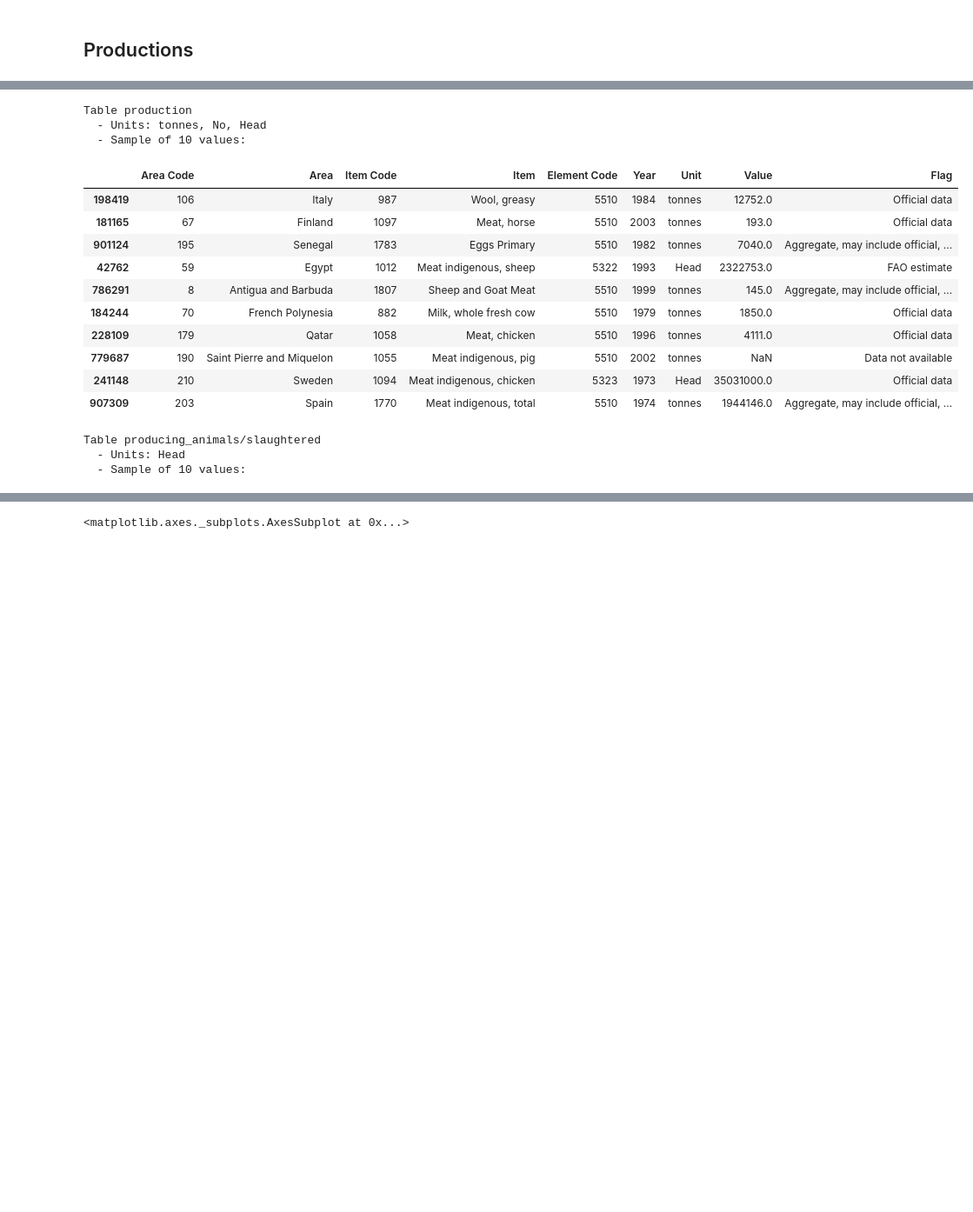
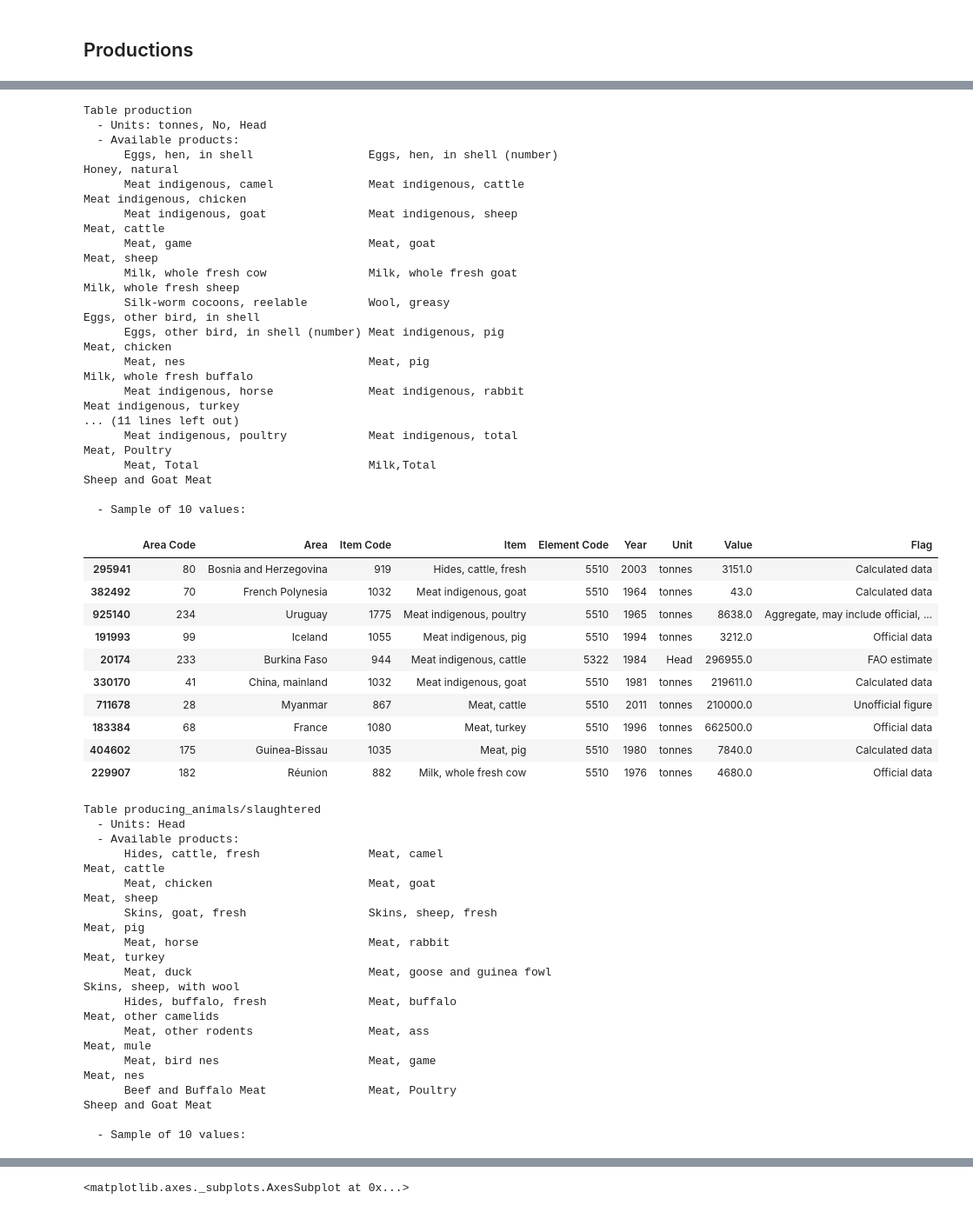
Before and after one commit to OthmanSefraoui/Data_story, a Jupyter notebook: milestone_2.ipynb, the cells around one changed output, grey strips where cells are left out. Shown at 87% size. Cells and saved outputs as stored; diff of their text form; code cells hidden in the pictures; blank space fills up the shorter version.

Commit message:
animal categories selection

```diff
--- a/milestone_2.ipynb
+++ b/milestone_2.ipynb
@@ -833,5 +846,5 @@ After analyzing the impact of different livestock species we chose to only study
 # %%
-Animals = ['Cattle, dairy', 'Cattle, non-dairy', 'Swine', 'Cattle', 'Chickens', 'Poultry Birds']
+Animals = ['Cattle, dairy', 'Cattle, non-dairy', 'Swine', 'Poultry Birds']
 # %%
 #Filtering all tables to keep only the selected animals
 dfs_stock = DotMap(
@@ -1060,6 +1074,11 @@ dfs_prod_animals = split_on(
 for table_name, df in dfs_prod_animals.items():
     print(f"\n\nTable {table_name}")
     print(f"  - Units: {', '.join(df['Unit'].unique())}")
+    #if table_name == "production":
+    print("  - Available products:", end="\n      ")
+    for k, prod in enumerate(df['Item'].unique()):
+        print("%-36s" % prod.strip(), end="\n      " if k % 3 == 2 else "")
+    print()
     print("  - Sample of 10 values:")
     display(df.sample(10))
 # %% [output]
@@ -1080,18 +1102,43 @@ Table laying
 Table production
   - Units: tonnes, No, Head
+  - Available products:
+      Eggs, hen, in shell                 Eggs, hen, in shell (number)        Honey, natural
+      Meat indigenous, camel              Meat indigenous, cattle             Meat indigenous, chicken
+      Meat indigenous, goat               Meat indigenous, sheep              Meat, cattle
+      Meat, game                          Meat, goat                          Meat, sheep
+      Milk, whole fresh cow               Milk, whole fresh goat              Milk, whole fresh sheep
+      Silk-worm cocoons, reelable         Wool, greasy                        Eggs, other bird, in shell
+      Eggs, other bird, in shell (number) Meat indigenous, pig                Meat, chicken
+      Meat, nes                           Meat, pig                           Milk, whole fresh buffalo
+      Meat indigenous, horse              Meat indigenous, rabbit             Meat indigenous, turkey
+... (11 lines left out)
+      Meat indigenous, poultry            Meat indigenous, total              Meat, Poultry
+      Meat, Total                         Milk,Total                          Sheep and Goat Meat
+
   - Sample of 10 values:
 |  | Area Code | Area | Item Code | Item | Element Code | Year | Unit | Value | Flag |
-| 198419 | 106 | Italy | 987 | Wool, greasy | 5510 | 1984 | tonnes | 12752.0 | Official data |
-| 181165 | 67 | Finland | 1097 | Meat, horse | 5510 | 2003 | tonnes | 193.0 | Official data |
-| 901124 | 195 | Senegal | 1783 | Eggs Primary | 5510 | 1982 | tonnes | 7040.0 | Aggregate, may include official, ... |
-| 42762 | 59 | Egypt | 1012 | Meat indigenous, sheep | 5322 | 1993 | Head | 2322753.0 | FAO estimate |
-| 786291 | 8 | Antigua and Barbuda | 1807 | Sheep and Goat Meat | 5510 | 1999 | tonnes | 145.0 | Aggregate, may include official, ... |
-| 184244 | 70 | French Polynesia | 882 | Milk, whole fresh cow | 5510 | 1979 | tonnes | 1850.0 | Official data |
-| 228109 | 179 | Qatar | 1058 | Meat, chicken | 5510 | 1996 | tonnes | 4111.0 | Official data |
-| 779687 | 190 | Saint Pierre and Miquelon | 1055 | Meat indigenous, pig | 5510 | 2002 | tonnes | NaN | Data not available |
-| 241148 | 210 | Sweden | 1094 | Meat indigenous, chicken | 5323 | 1973 | Head | 35031000.0 | Official data |
-| 907309 | 203 | Spain | 1770 | Meat indigenous, total | 5510 | 1974 | tonnes | 1944146.0 | Aggregate, may include official, ... |
+| 295941 | 80 | Bosnia and Herzegovina | 919 | Hides, cattle, fresh | 5510 | 2003 | tonnes | 3151.0 | Calculated data |
+| 382492 | 70 | French Polynesia | 1032 | Meat indigenous, goat | 5510 | 1964 | tonnes | 43.0 | Calculated data |
+| 925140 | 234 | Uruguay | 1775 | Meat indigenous, poultry | 5510 | 1965 | tonnes | 8638.0 | Aggregate, may include official, ... |
+| 191993 | 99 | Iceland | 1055 | Meat indigenous, pig | 5510 | 1994 | tonnes | 3212.0 | Official data |
+| 20174 | 233 | Burkina Faso | 944 | Meat indigenous, cattle | 5322 | 1984 | Head | 296955.0 | FAO estimate |
+| 330170 | 41 | China, mainland | 1032 | Meat indigenous, goat | 5510 | 1981 | tonnes | 219611.0 | Calculated data |
+| 711678 | 28 | Myanmar | 867 | Meat, cattle | 5510 | 2011 | tonnes | 210000.0 | Unofficial figure |
+| 183384 | 68 | France | 1080 | Meat, turkey | 5510 | 1996 | tonnes | 662500.0 | Official data |
+| 404602 | 175 | Guinea-Bissau | 1035 | Meat, pig | 5510 | 1980 | tonnes | 7840.0 | Calculated data |
+| 229907 | 182 | Réunion | 882 | Milk, whole fresh cow | 5510 | 1976 | tonnes | 4680.0 | Official data |
 Table producing_animals/slaughtered
   - Units: Head
+  - Available products:
+      Hides, cattle, fresh                Meat, camel                         Meat, cattle
+      Meat, chicken                       Meat, goat                          Meat, sheep
+      Skins, goat, fresh                  Skins, sheep, fresh                 Meat, pig
+      Meat, horse                         Meat, rabbit                        Meat, turkey
+      Meat, duck                          Meat, goose and guinea fowl         Skins, sheep, with wool
+      Hides, buffalo, fresh               Meat, buffalo                       Meat, other camelids
+      Meat, other rodents                 Meat, ass                           Meat, mule
+      Meat, bird nes                      Meat, game                          Meat, nes
+      Beef and Buffalo Meat               Meat, Poultry                       Sheep and Goat Meat
+
   - Sample of 10 values:
 |  | Area Code | Area | Item Code | Item | Element Code | Year | Unit | Value | Flag |
```
Also changed, not shown: parts of 26 cells of this notebook.
